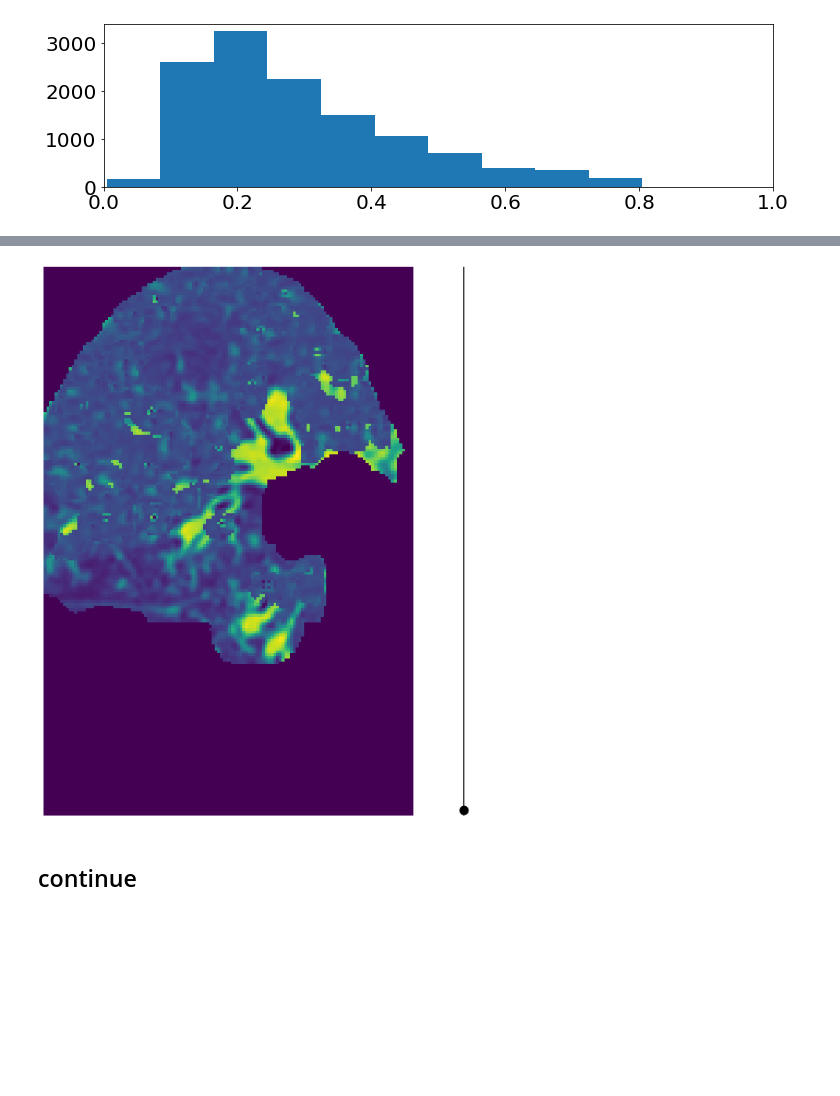
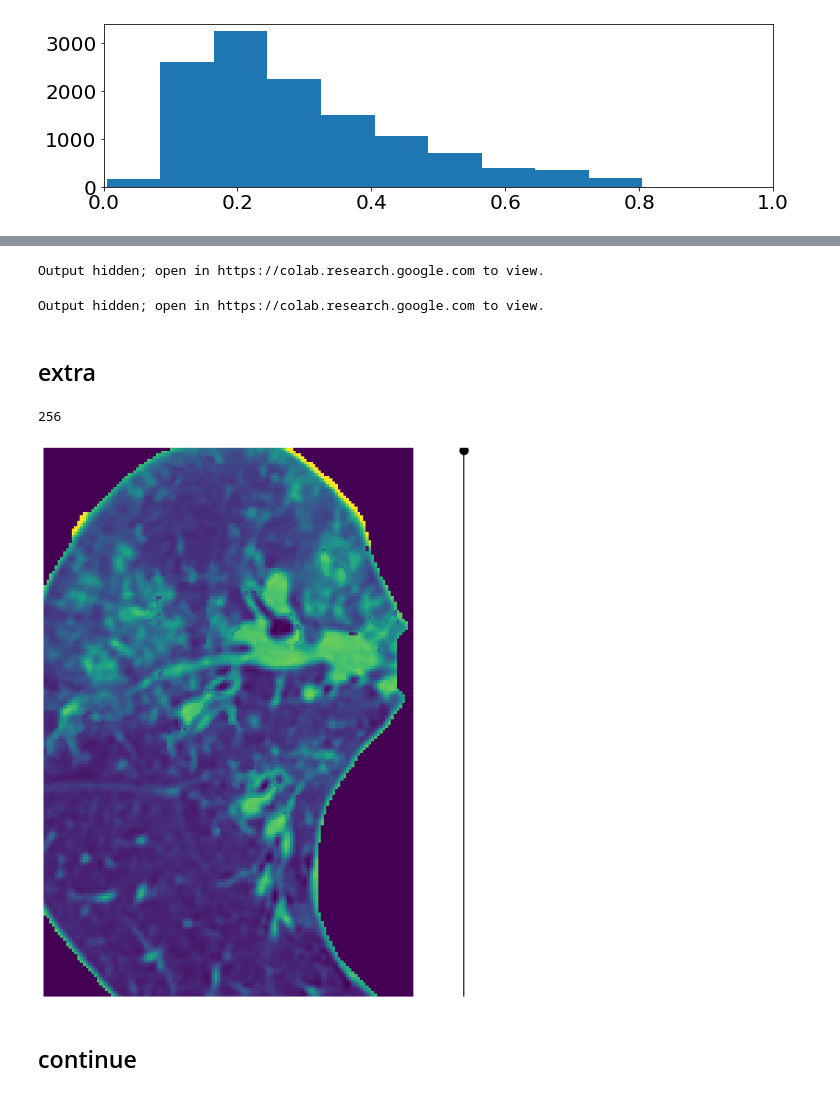
Before and after one commit to octaviomtz/nbdev_c19_synthesis, a Jupyter notebook: 02_replace_lesions.ipynb, the cells around one changed output, grey strips where cells are left out. Saved outputs shown, nothing was run; the diff lists cells and outputs as text; code cells hidden in the pictures; blank space fills up the shorter version.

```diff
--- a/02_replace_lesions.ipynb
+++ b/02_replace_lesions.ipynb
@@ -212,0 +393,6 @@ fig.tight_layout()
+# %%
+fig,ax = plt.subplots(1,2,figsize=(14,8));
+ax[0].hist(syn_norm[syn_norm>0]);
+im = ax[1].imshow(syn_norm);
+# ax[1].axis('off');
+plt.colorbar(im, ax=ax[1])
@@ -212,0 +402,12 @@ fig.tight_layout()
+# %%
+distributions_all = []
+PICK_A_LESION = 9
+HOW_MANY_GEN = 64
+for idx_lesion, (lesion, coord, mask) in enumerate(zip(lesions_all, coords_all, masks_all)):
+  intensities = []
+  for GEN in range(HOW_MANY_GEN):
+    syn_norm = lesion[GEN]/255. # WARNING this might not be the best way to save the array (information lost)
+    syn_norm = syn_norm * mask
+    intensity = syn_norm[syn_norm>0]
+    intensities.append(intensity)
+  distributions_all.append(intensities)
@@ -213,23 +527,51 @@ fig.tight_layout()
+# %%
+imageio.mimsave(f"images/one_lesion_{PICK_A_LESION}.gif", images, fps=4) #Creates gif out of list of images
+mvp.ipython_display(f"images/one_lesion_{PICK_A_LESION}.gif")
+# %% [output]
+Output hidden; open in https://colab.research.google.com to view.
+# %%
+imageio.mimsave(f"images/one_lesion_{PICK_A_LESION}.gif", images, fps=4) #Creates gif out of list of images
+mvp.ipython_display(f"images/one_lesion_{PICK_A_LESION}.gif")
+# %% [output]
+Output hidden; open in https://colab.research.google.com to view.
+# %% [markdown]
+## extra
+# %%
+len(lesion)
+# %% [output]
+256
 # %%
-##@title xx {vertical-output: true}
-im_blend = copy(target_img_covid[...,SLICE])
-GEN = 1
-for lesion, coord, mask in zip(lesions_all, coords_all, masks_all):
+# add the synthesized lesions onto the texture inpainted image
+# images=[]
+Path('images').mkdir(parents=True, exist_ok=True)
+file_path = "images/image.png"
+im_blend2 = copy(im_blend_inpain)
+slices_viewer3D = []
+GEN = len(lesion)-1
+for (lesion, coord, mask) in zip(lesions_all, coords_all, masks_all):
   syn_norm = lesion[GEN]/255. # WARNING this might not be the best way to save the array (information lost)
   syn_norm = syn_norm * mask
-  new_coords_mask = np.where(mask==1)[0]+coord[0], np.where(mask==1)[1]+coord[2] # add background texture with absolute coordinates
-  im_blend[new_coords_mask] = texture[new_coords_mask]
-  new_coords = np.where(syn_norm>0)[0]+coord[0], np.where(syn_norm>0)[1]+coord[2] # add cea syn with absolute coords
-  im_blend[new_coords] = syn_norm[syn_norm>0]
+  # add background texture with absolute coordinates
+  new_coords_mask = np.where(mask==1)[0]+coord[0], np.where(mask==1)[1]+coord[2]
+  # add cea syn with absolute coords
+  new_coords = np.where(syn_norm>0)[0]+coord[0], np.where(syn_norm>0)[1]+coord[2]
+  im_blend2[new_coords] = syn_norm[syn_norm>0]
+  # im_blend[coord[0]:coord[1], coord[2]:coord[3]] = syn_norm
+if GEN%2==0: #save every other synthesis for slices_viewer
+  slices_viewer3D.append(im_blend2)
 
-fig, ax = plt.subplots(1,2, gridspec_kw={'width_ratios': [30, 1]}, figsize=(9,10))
-ax[0].imshow(im_blend[y_min: y_max, x_min: x_max], cmap='viridis')
-ax[1].vlines(x=0, ymin=0, ymax=len(lesion), color='k')
-ax[1].scatter(0,GEN, c='k', s=120)
-ax[1].set_ylim([0,100])
-for axx in ax.ravel(): axx.axis('off')
-fig.tight_layout()
+fig, ax = plt.subplots(1,2, gridspec_kw={'width_ratios': [30, 1]}, figsize=(9,10));
+ax[0].imshow(im_blend2[y_min: y_max, x_min: x_max], cmap='viridis', vmin=0, vmax=V_MAX);
+ax[1].vlines(x=0, ymin=0, ymax=len(lesion), color='k');
+ax[1].scatter(0,GEN, c='k', s=120);
+ax[1].set_ylim([0,len(lesion)]);
+for axx in ax.ravel(): axx.axis('off');
+fig.tight_layout();
+# plt.savefig(file_path); #Saves each figure as an image
+# images.append(imageio.imread(file_path)); #Adds images to list
+# plt.clf();
+# plt.close();
 # %% [output]
-[figure, old version]
+[figure, new version]
 # %% [markdown]
 ## continue
```
Also changed, not shown: parts of 43 cells of this notebook, 8 other files.
